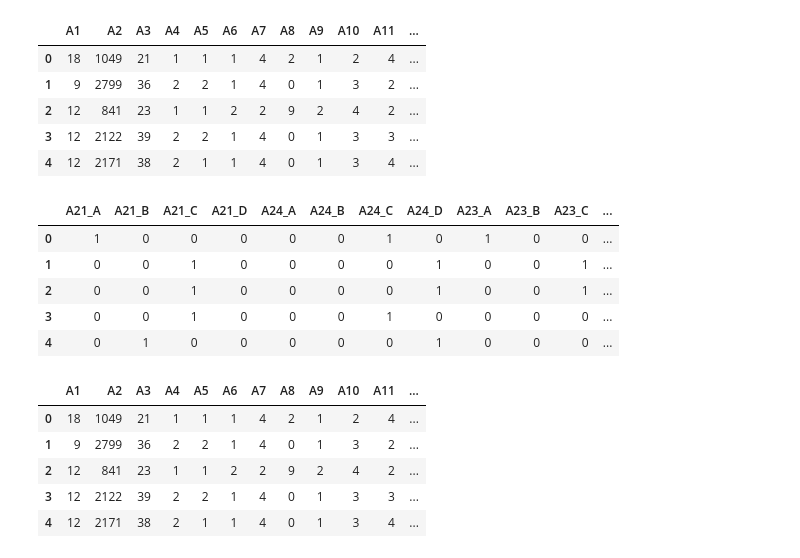
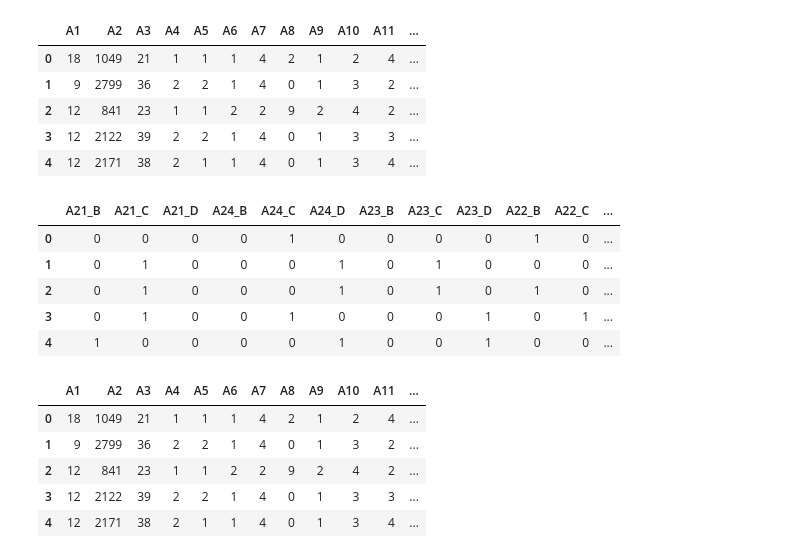
Before and after one commit to factorwonk/bcgdv, a Jupyter notebook: 2. BCGDV Classifier.ipynb, the cells around one changed output. Cells and saved outputs as stored; diff of their text form; code cells hidden in the pictures.

```diff
--- a/2. BCGDV Classifier.ipynb
+++ b/2. BCGDV Classifier.ipynb
@@ -196,15 +196,15 @@ features.head()
 | 4 | 12 | 2171 | 38 | 2 | 1 | 1 | 4 | 0 | 1 | 3 | 4 | ... |
 # %%
 # Create dummy variables for last 4 features
-feature_dummies = pd.get_dummies(df[['A21','A24','A23','A22']])
+feature_dummies = pd.get_dummies(df[['A21','A24','A23','A22']], drop_first=True)
 feature_dummies.head()
 # %% [output]
-|  | A21_A | A21_B | A21_C | A21_D | A24_A | A24_B | A24_C | A24_D | A23_A | A23_B | A23_C | ... |
-| 0 | 1 | 0 | 0 | 0 | 0 | 0 | 1 | 0 | 1 | 0 | 0 | ... |
-| 1 | 0 | 0 | 1 | 0 | 0 | 0 | 0 | 1 | 0 | 0 | 1 | ... |
-| 2 | 0 | 0 | 1 | 0 | 0 | 0 | 0 | 1 | 0 | 0 | 1 | ... |
-| 3 | 0 | 0 | 1 | 0 | 0 | 0 | 1 | 0 | 0 | 0 | 0 | ... |
-| 4 | 0 | 1 | 0 | 0 | 0 | 0 | 0 | 1 | 0 | 0 | 0 | ... |
+|  | A21_B | A21_C | A21_D | A24_B | A24_C | A24_D | A23_B | A23_C | A23_D | A22_B | A22_C | ... |
+| 0 | 0 | 0 | 0 | 0 | 1 | 0 | 0 | 0 | 0 | 1 | 0 | ... |
+| 1 | 0 | 1 | 0 | 0 | 0 | 1 | 0 | 1 | 0 | 0 | 0 | ... |
+| 2 | 0 | 1 | 0 | 0 | 0 | 1 | 0 | 1 | 0 | 1 | 0 | ... |
+| 3 | 0 | 1 | 0 | 0 | 1 | 0 | 0 | 0 | 1 | 0 | 1 | ... |
+| 4 | 1 | 0 | 0 | 0 | 0 | 1 | 0 | 0 | 1 | 0 | 0 | ... |
 # %%
 # Drop last four columns from features
 featuresdf = features.drop(['A21','A24','A23','A22'], axis=1)
```
Also changed, not shown: parts of 22 cells of this notebook.
